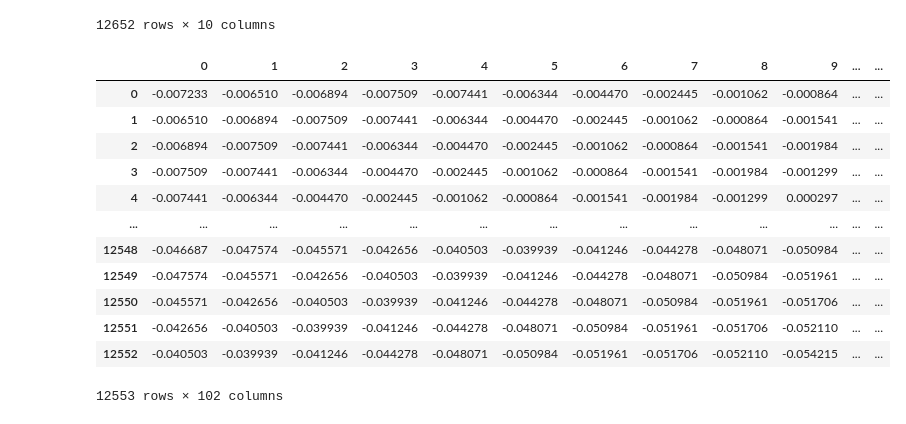
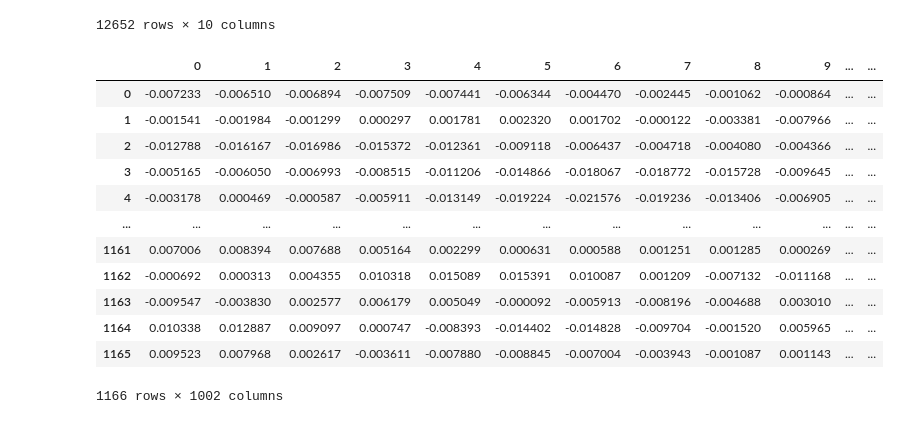
Before and after one commit to Dhyanesh-Panchal/GSR-research-and-stress-detection, a Jupyter notebook: notebooks/Data_prep.ipynb, the cells around one changed output. Saved outputs shown, nothing was run; the diff lists cells and outputs as text; code cells hidden in the pictures.

```diff
--- a/notebooks/Data_prep.ipynb
+++ b/notebooks/Data_prep.ipynb
@@ -178,19 +178,19 @@ def prepare_windows_with_labels(
 
     return final_df
 # %%
-test = prepare_windows_with_labels(data,y_aggregator=lambda x: x.mean())
+test = prepare_windows_with_labels(data,y_aggregator=lambda x: x.mean(), window_size=1000, window_gap=10)
 test
 # %% [output]
 |  | 0 | 1 | 2 | 3 | 4 | 5 | 6 | 7 | 8 | 9 | ... | ... |
 | 0 | -0.007233 | -0.006510 | -0.006894 | -0.007509 | -0.007441 | -0.006344 | -0.004470 | -0.002445 | -0.001062 | -0.000864 | ... | ... |
-| 1 | -0.006510 | -0.006894 | -0.007509 | -0.007441 | -0.006344 | -0.004470 | -0.002445 | -0.001062 | -0.000864 | -0.001541 | ... | ... |
-| 2 | -0.006894 | -0.007509 | -0.007441 | -0.006344 | -0.004470 | -0.002445 | -0.001062 | -0.000864 | -0.001541 | -0.001984 | ... | ... |
-| 3 | -0.007509 | -0.007441 | -0.006344 | -0.004470 | -0.002445 | -0.001062 | -0.000864 | -0.001541 | -0.001984 | -0.001299 | ... | ... |
-| 4 | -0.007441 | -0.006344 | -0.004470 | -0.002445 | -0.001062 | -0.000864 | -0.001541 | -0.001984 | -0.001299 | 0.000297 | ... | ... |
+| 1 | -0.001541 | -0.001984 | -0.001299 | 0.000297 | 0.001781 | 0.002320 | 0.001702 | -0.000122 | -0.003381 | -0.007966 | ... | ... |
+| 2 | -0.012788 | -0.016167 | -0.016986 | -0.015372 | -0.012361 | -0.009118 | -0.006437 | -0.004718 | -0.004080 | -0.004366 | ... | ... |
+| 3 | -0.005165 | -0.006050 | -0.006993 | -0.008515 | -0.011206 | -0.014866 | -0.018067 | -0.018772 | -0.015728 | -0.009645 | ... | ... |
+| 4 | -0.003178 | 0.000469 | -0.000587 | -0.005911 | -0.013149 | -0.019224 | -0.021576 | -0.019236 | -0.013406 | -0.006905 | ... | ... |
 | ... | ... | ... | ... | ... | ... | ... | ... | ... | ... | ... | ... | ... |
-| 12548 | -0.046687 | -0.047574 | -0.045571 | -0.042656 | -0.040503 | -0.039939 | -0.041246 | -0.044278 | -0.048071 | -0.050984 | ... | ... |
-| 12549 | -0.047574 | -0.045571 | -0.042656 | -0.040503 | -0.039939 | -0.041246 | -0.044278 | -0.048071 | -0.050984 | -0.051961 | ... | ... |
-| 12550 | -0.045571 | -0.042656 | -0.040503 | -0.039939 | -0.041246 | -0.044278 | -0.048071 | -0.050984 | -0.051961 | -0.051706 | ... | ... |
-| 12551 | -0.042656 | -0.040503 | -0.039939 | -0.041246 | -0.044278 | -0.048071 | -0.050984 | -0.051961 | -0.051706 | -0.052110 | ... | ... |
-| 12552 | -0.040503 | -0.039939 | -0.041246 | -0.044278 | -0.048071 | -0.050984 | -0.051961 | -0.051706 | -0.052110 | -0.054215 | ... | ... |
+| 1161 | 0.007006 | 0.008394 | 0.007688 | 0.005164 | 0.002299 | 0.000631 | 0.000588 | 0.001251 | 0.001285 | 0.000269 | ... | ... |
+| 1162 | -0.000692 | 0.000313 | 0.004355 | 0.010318 | 0.015089 | 0.015391 | 0.010087 | 0.001209 | -0.007132 | -0.011168 | ... | ... |
+| 1163 | -0.009547 | -0.003830 | 0.002577 | 0.006179 | 0.005049 | -0.000092 | -0.005913 | -0.008196 | -0.004688 | 0.003010 | ... | ... |
+| 1164 | 0.010338 | 0.012887 | 0.009097 | 0.000747 | -0.008393 | -0.014402 | -0.014828 | -0.009704 | -0.001520 | 0.005965 | ... | ... |
+| 1165 | 0.009523 | 0.007968 | 0.002617 | -0.003611 | -0.007880 | -0.008845 | -0.007004 | -0.003943 | -0.001087 | 0.001143 | ... | ... |
-12553 rows × 102 columns
+1166 rows × 1002 columns
```
Also changed, not shown: parts of 1 cell of this notebook, 1 other file.
